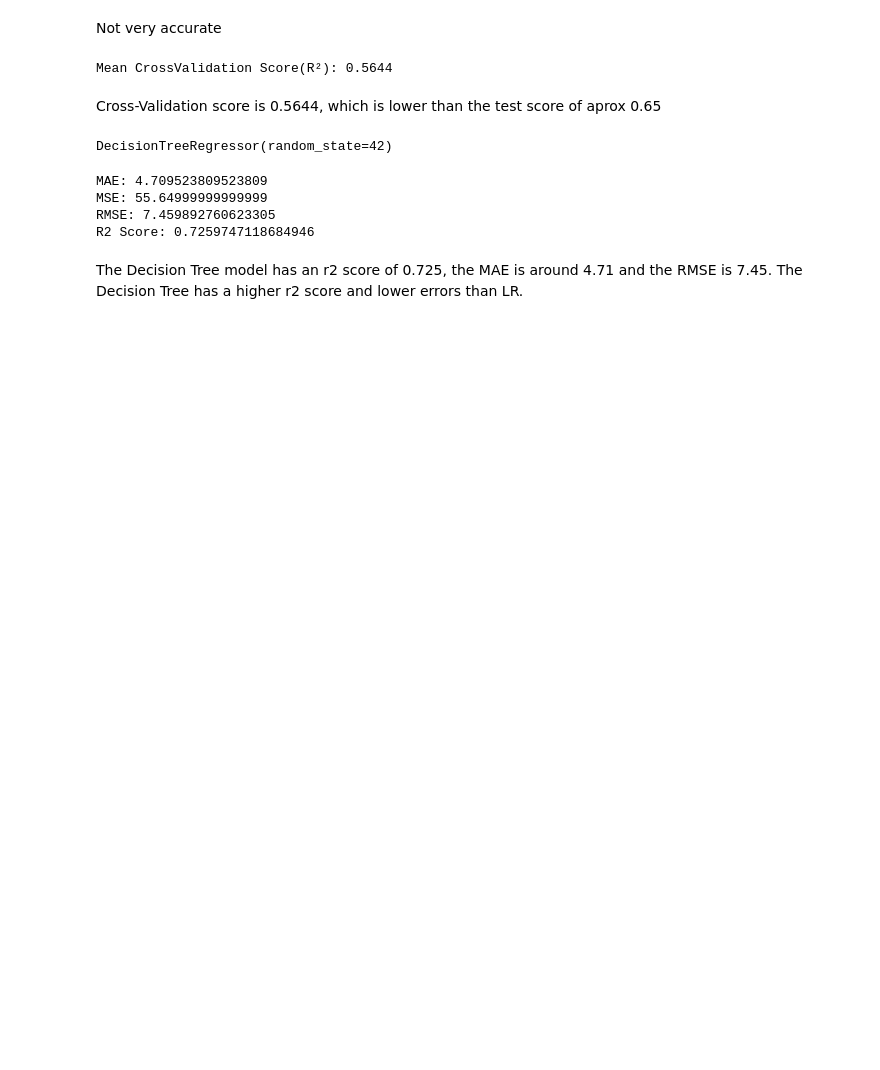
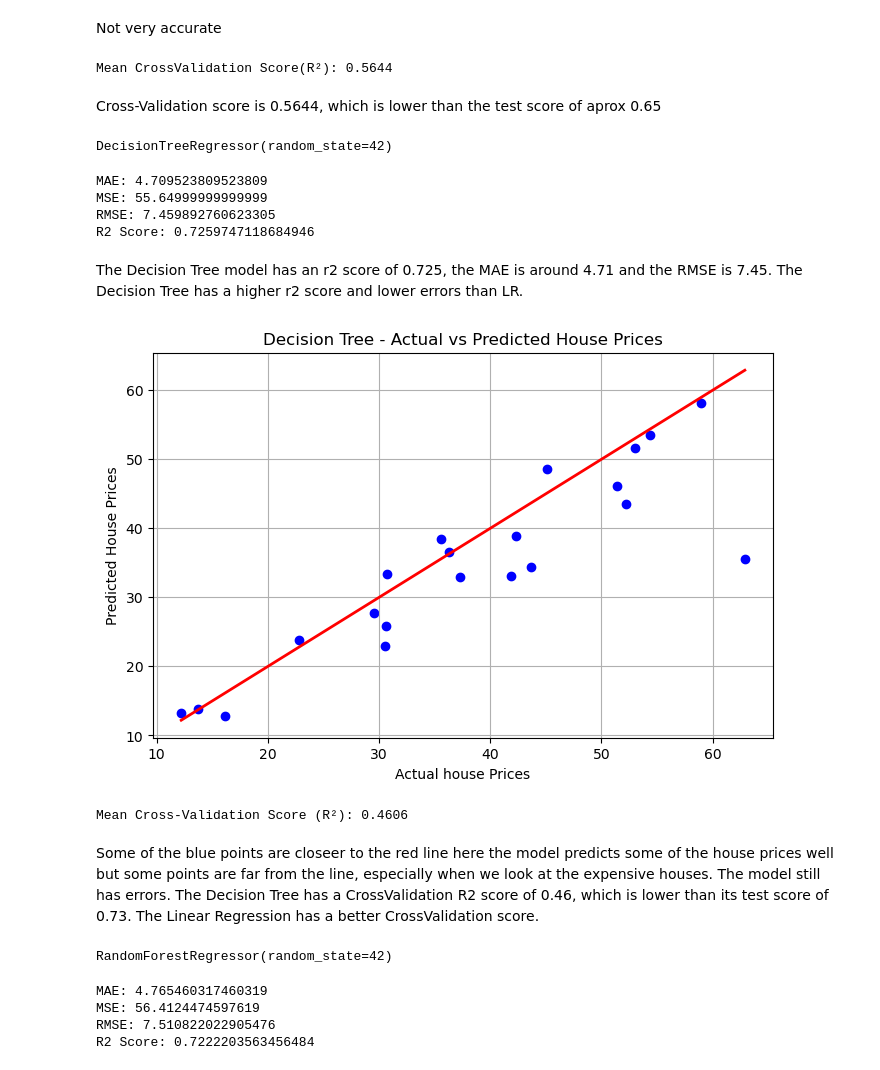
Before and after one commit to sba25073-bit/machinelearningCA1, a Jupyter notebook: ML_CA1.ipynb, the cells around one changed output. Drawn from its saved outputs; the diff is of its cells as text; code cells hidden in the pictures; blank space fills up the shorter version.

```diff
--- a/ML_CA1.ipynb
+++ b/ML_CA1.ipynb
@@ -314,3 +314,35 @@ RMSE: 7.459892760623305
 R2 Score: 0.7259747118684946
 # %% [markdown]
 The Decision Tree model has an r2 score of 0.725, the MAE is around 4.71 and the RMSE is 7.45. The Decision Tree has a higher r2 score and lower errors than LR.
+# %%
+plt.figure(figsize=(8, 5))
+plt.scatter(y_test, y_pred_dt, color='blue')
+plt.plot([min(y_test), max(y_test)],
+         [min(y_test), max(y_test)],
+         color='red', lw=2)
+
+plt.title('Decision Tree - Actual vs Predicted House Prices')
+plt.xlabel('Actual house Prices')
+plt.ylabel('Predicted House Prices')
+plt.grid(True)
+plt.show()
+# %% [output]
+[figure, added]
+# %%
+cv_scores_dt = cross_val_score(dt_model, X_train, y_train, cv=10, scoring='r2')
+#Calculate average score
+mean_cv_score_dt = np.mean(cv_scores_dt)
+print(f"Mean Cross-Validation Score (R²): {mean_cv_score_dt:.4f}")
+# %% [output]
+Mean Cross-Validation Score (R²): 0.4606
+# %% [markdown]
+Some of the blue points are closeer to the red line here the model predicts some of the house prices well but some points are far from the line, especially when we look at the expensive houses. The model still has errors.
+The Decision Tree has a CrossValidation R2 score of 0.46, which is lower than its test score of 0.73. The Linear Regression has a better CrossValidation score.
+# %%
+from sklearn.ensemble import RandomForestRegressor
+#Random Forest model
+rf_model = RandomForestRegressor(n_estimators=100, random_state=42)
+
+rf_model.fit(X_train, y_train)
+# %% [output]
+RandomForestRegressor(random_state=42)
@@ -316,0 +352,15 @@ The Decision Tree model has an r2 score of 0.725, the MAE is around 4.71 and the
+# %%
+mae_rf = mean_absolute_error(y_test, y_pred_rf)
+mse_rf = mean_squared_error(y_test, y_pred_rf)
+rmse_rf = np.sqrt(mse_rf)
+r2_rf = r2_score(y_test, y_pred_rf)
+
+print("MAE:", mae_rf)
+print("MSE:", mse_rf)
+print("RMSE:", rmse_rf)
+print("R2 Score:", r2_rf)
+# %% [output]
+MAE: 4.765460317460319
+MSE: 56.4124474597619
+RMSE: 7.510822022905476
+R2 Score: 0.7222203563456484
```
Also changed, not shown: parts of 1 cell of this notebook.
